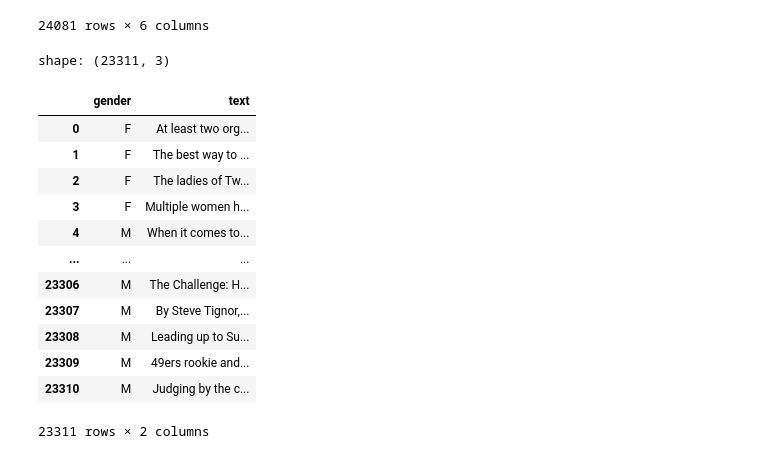
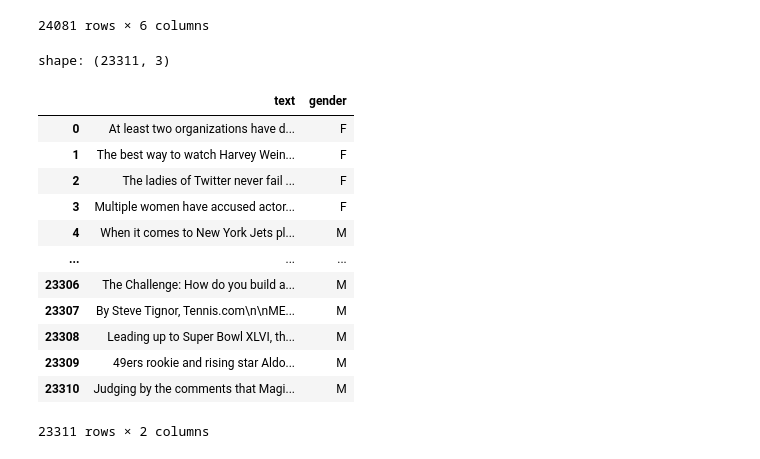
Before and after one commit to Lenschow-Fogh/Ezra, a Jupyter notebook: sentiment/presentation/dataset.ipynb, the cells around one changed output. Drawn from its saved outputs; the diff is of its cells as text; code cells hidden in the pictures.

Commit message:
added runtime estimates added multiple presentation code cells

```diff
--- a/sentiment/presentation/dataset.ipynb
+++ b/sentiment/presentation/dataset.ipynb
@@ -46,3 +55,28 @@ shape: (200853, 7)
 | 200851 | SPORTS | Aldon Smith Arre... |  | https://www.huff... | CORRECTION: An e... | 2012-01-28 |
 | 200852 | SPORTS | Dwight Howard Ri... |  | https://www.huff... | The five-time al... | 2012-01-28 |
 200853 rows × 6 columns
+# %%
+# 1_newsDataset categories' distribution
+pd.options.display.width = 0
+pd.set_option('display.width', 5)
+pd.set_option('display.max_columns', 10, 'display.width', 10, 'display.max_colwidth', 20, 'display.max_rows',100)
+df = pd.read_json('../datasets/1_newsDataset.json')
+df['category'] = df['articles'].apply(lambda x: x['category'])
+df['headline'] = df['articles'].apply(lambda x: x['headline'])
+df['authors'] = df['articles'].apply(lambda x: x['authors'])
+df['link'] = df['articles'].apply(lambda x: x['link'])
+df['short_descrisption'] = df['articles'].apply(lambda x: x['short_description'])
+df['date'] = df['articles'].apply(lambda x: x['date'])
+data = df.drop('articles', axis=1)
+
+my_cmap = plt.get_cmap("tab20")
+count = data.category.value_counts()
+rescale = lambda y: y - np.max(y)
+# rescale = lambda y: (y - np.min(y)) / (np.max(y) - np.min(y))
+
+plt.figure(figsize=(14,8))
+bars = plt.bar(count.index, count, color=my_cmap(rescale(list(count))), width=0.8, alpha=0.7, align='center')
+plt.xticks(rotation=90)
+plt.ylabel('Frequency of a category', fontdict={'fontsize':13, 'fontweight': 'bold'})
+plt.xlabel('Unique categories', fontdict={'fontsize':13, 'fontweight': 'bold'})
+plt.title("Distribution of articles' categories", fontdict={'fontsize':14, 'fontweight': 'bold'})
@@ -80,31 +117,31 @@ shape: (24081, 7)
 | 24080 | SPORTS | Dwight Howard Ri... |  | https://www.huff... | The five-time al... | 2012-01-28 |
 24081 rows × 6 columns
 # %%
-#SCRAPED = TEXT & GENDER
+# 3_text_and_gender
 pd.options.display.width = 0
 pd.set_option('display.width', 5)
-pd.set_option('display.max_columns', 10, 'display.width', 10, 'display.max_colwidth', 30, 'display.max_rows',100)
+pd.set_option('display.max_columns', 10, 'display.width', 10, 'display.max_colwidth', 40, 'display.max_rows',100)
 df = pd.read_json('../datasets/3_text_and_gender.json')
+df['text'] = df['articles'].apply(lambda x: x['text'])
 df['gender'] = df['articles'].apply(lambda x: x['gender'])
-df['text'] = df['articles'].apply(lambda x: x['text'])
 data = df.drop('articles', axis=1)
 
 print('shape:', df.shape)
 pd.options.display.width = 0
 pd.set_option('display.width', 5)
 data
 # %% [output]
 shape: (23311, 3)
-|  | gender | text |
-| 0 | F | At least two org... |
-| 1 | F | The best way to ... |
-| 2 | F | The ladies of Tw... |
-| 3 | F | Multiple women h... |
-| 4 | M | When it comes to... |
+|  | text | gender |
+| 0 | At least two organizations have d... | F |
+| 1 | The best way to watch Harvey Wein... | F |
+| 2 | The ladies of Twitter never fail ... | F |
+| 3 | Multiple women have accused actor... | F |
+| 4 | When it comes to New York Jets pl... | M |
 | ... | ... | ... |
-| 23306 | M | The Challenge: H... |
-| 23307 | M | By Steve Tignor,... |
-| 23308 | M | Leading up to Su... |
-| 23309 | M | 49ers rookie and... |
-| 23310 | M | Judging by the c... |
+| 23306 | The Challenge: How do you build a... | M |
+| 23307 | By Steve Tignor, Tennis.com\n\nME... | M |
+| 23308 | Leading up to Super Bowl XLVI, th... | M |
+| 23309 | 49ers rookie and rising star Aldo... | M |
+| 23310 | Judging by the comments that Magi... | M |
 23311 rows × 2 columns
```
Also changed, not shown: parts of 10 cells of this notebook, 3 other files.
